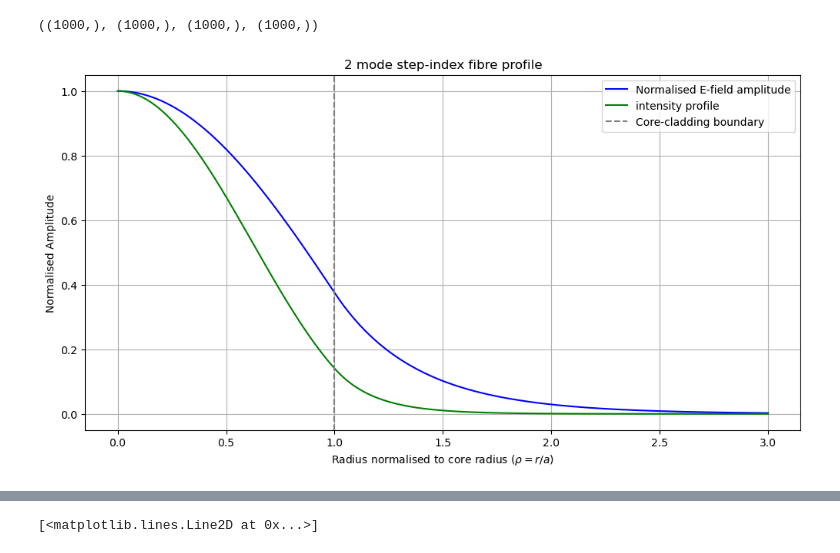
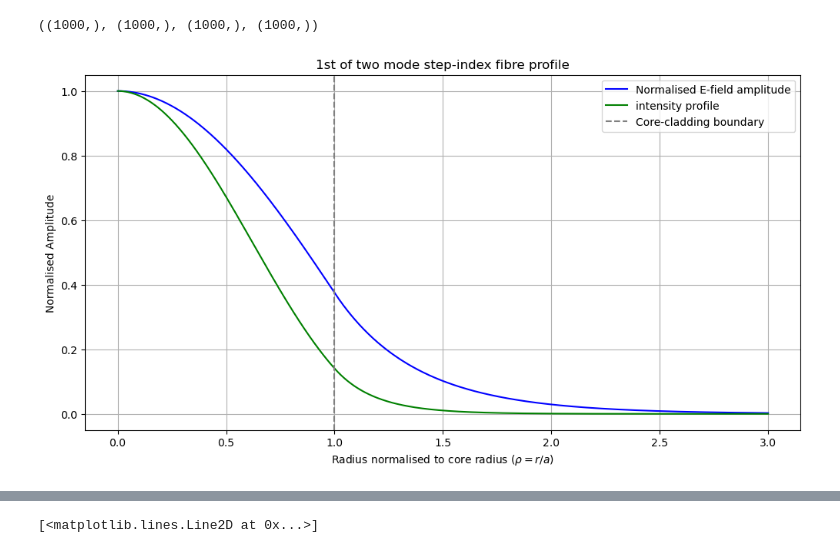
Before and after one commit to TongyueLiu/OH-Suppression-MRes-Project, a Jupyter notebook: Calculating Electric Field Properties.ipynb, the cells around one changed output, grey strips where cells are left out. Saved outputs shown, nothing was run; the diff lists cells and outputs as text; code cells hidden in the pictures.

```diff
--- a/Calculating Electric Field Properties.ipynb
+++ b/Calculating Electric Field Properties.ipynb
@@ -372,3 +377,33 @@ plt.legend()
 plt.show()
 # %% [output]
 [figure]
+# %%
+# Create a 2D grid in physical coordinates
+x = np.linspace(-3, 3, 1000) * a
+y = np.linspace(-3, 3, 1000) * a
+X_grid, Y_grid = np.meshgrid(x, y)
+
+# Normalized radial coordinate
+rho_2d = np.sqrt(X_grid**2 + Y_grid**2) / a
+
+# Empty 2D field array
+E_2d = np.zeros_like(rho_2d)
+
+# Core and cladding masks
+core = rho_2d <= 1
+cladding = rho_2d > 1
+
+# Core field
+E_2d[core] = jv(0, X_root * rho_2d[core])
+
+# Matching factor for continuity at rho = 1
+match_factor = jv(0, X_root) / kv(0, Y_root)
+
+# Cladding field
+E_2d[cladding] = match_factor * kv(0, Y_root * rho_2d[cladding])
+
+# Normalize field if desired
+E_2d_norm = E_2d / np.max(np.abs(E_2d))
+
+# Intensity
+I_2d = np.abs(E_2d_norm)**2
@@ -534,14 +590,14 @@ Computed electric fields for both first and second roots.
 ((1000,), (1000,), (1000,), (1000,))
 # %%
 plt.figure(figsize=(12, 6))
-plt.plot(rho, E_norm_m2, label = 'Normalised E-field amplitude', color='blue')
-plt.plot(rho, I_m2, label = 'intensity profile', color='green')
+plt.plot(rho, E_norm_m2_1, label = 'Normalised E-field amplitude', color='blue')
+plt.plot(rho, I_m2_1, label = 'intensity profile', color='green')
 plt.axvline(1, color = 'gray', linestyle='--', label='Core-cladding boundary')
-plt.title("2 mode step-index fibre profile")
+plt.title("1st of two mode step-index fibre profile")
 plt.xlabel('Radius normalised to core radius ($\\rho = r/a$)')
 plt.ylabel('Normalised Amplitude')
 plt.legend()
 plt.grid()
 plt.show()
 # %% [output]
-[figure, old version]
+[figure, new version]
```
Also changed, not shown: parts of 30 cells of this notebook, 1 other file.
